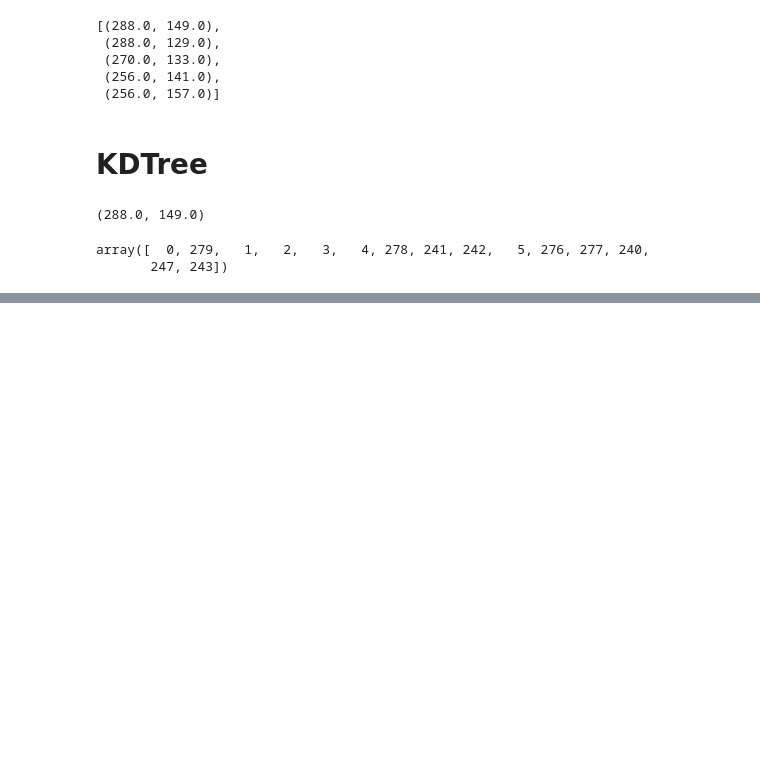
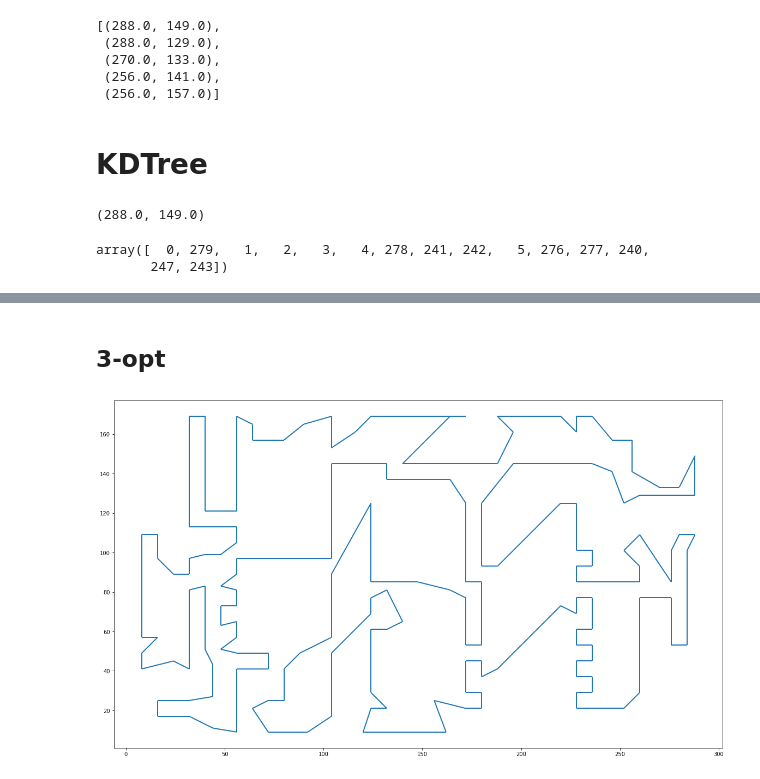
Before and after one commit to yfe404/kaggle-traveling-santa-2018-prime-paths, a Jupyter notebook: ILS/notebooks/V0.ipynb, the cells around one changed output, grey strips where cells are left out. Saved outputs shown, nothing was run; the diff lists cells and outputs as text; code cells hidden in the pictures; blank space fills up the shorter version.

Commit message:
2 opt and fast 2 opt

```diff
--- a/ILS/notebooks/V0.ipynb
+++ b/ILS/notebooks/V0.ipynb
@@ -82,0 +137,20 @@ array([  0, 279,   1,   2,   3,   4, 278, 241, 242,   5, 276, 277, 240,
+# %%
+def two_opt(route):
+    best = route
+    improved = True
+    while improved:
+        improved = False
+        for i in tqdm(range(1, len(route)-2)):
+            for j in range(i+1, len(route)):
+                if j-i == 1: continue # changes nothing, skip then
+                new_route = route[:]
+                new_route[i:j] = route[j-1:i-1:-1] # this is the 2woptSwap
+                if score_tour(new_route) < score_tour(best):
+                    print(score_tour(best))
+                    best = new_route
+                    improved = True
+        route = best
+    return best
+# %%
+route = list(range(len(coords))) + [0]
+route = two_opt(route)
@@ -82,0 +161,22 @@ array([  0, 279,   1,   2,   3,   4, 278, 241, 242,   5, 276, 277, 240,
+# %%
+def two_opt_fast(route):
+    best = route
+    improved = True
+    while improved:
+        improved = False
+        for i in range(1, len(route)-2):
+            for j in kdtree.query(coords[route[i]], 15)[1][1:]:
+                pos_j = route.index(j)
+                if j == route[i+1]: break # changes nothing, skip then
+                if pos_j <= i: continue
+                new_route = route[:]
+                new_route[i:pos_j] = route[pos_j-1:i-1:-1] # this is the 2woptSwap
+                if score_tour(new_route) < score_tour(best):
+                    print(score_tour(best))
+                    best = new_route
+                    improved = True
+        route = best
+    return best
+# %%
+route = list(range(len(coords))) + [0]
+route = two_opt_fast(route)
@@ -82,0 +194,2 @@ array([  0, 279,   1,   2,   3,   4, 278, 241, 242,   5, 276, 277, 240,
+# %% [markdown]
+## 3-opt
@@ -82,0 +213,4 @@ array([  0, 279,   1,   2,   3,   4, 278, 241, 242,   5, 276, 277, 240,
+# %%
+plot_path(route, coords)
+# %% [output]
+[figure, added]
```
Also changed, not shown: parts of 12 cells of this notebook.
